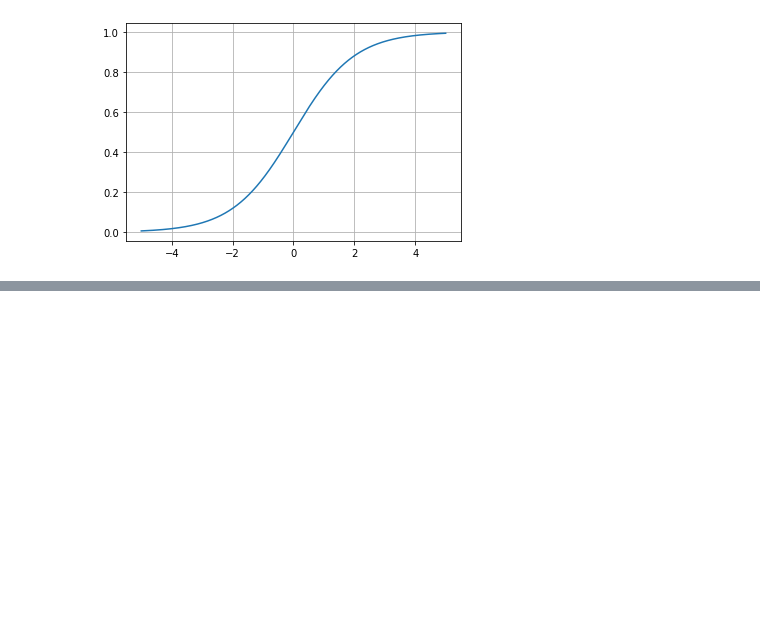
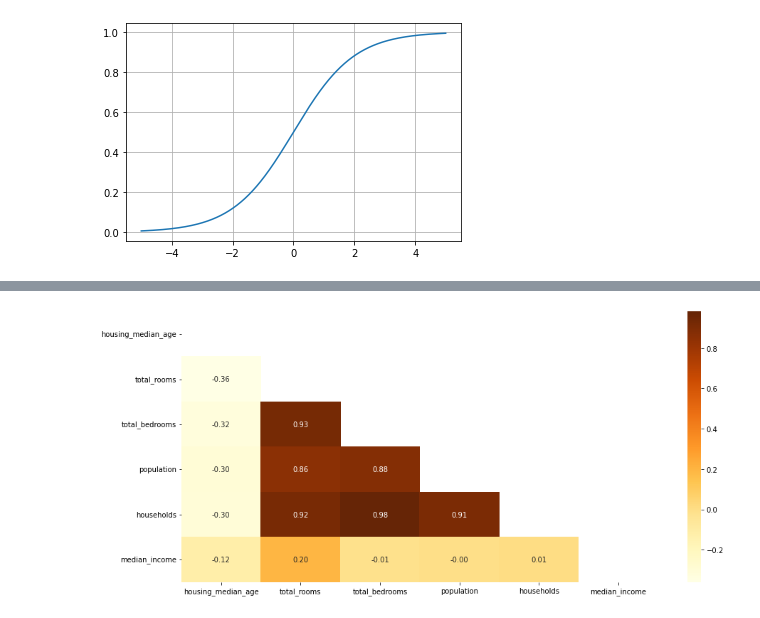
Before and after one commit to heewon330/TIL3, a Jupyter notebook: 선형회귀_hw2.ipynb, the cells around one changed output, grey strips where cells are left out. Drawn from its saved outputs; the diff is of its cells as text; code cells hidden in the pictures; blank space fills up the shorter version.

```diff
--- a/선형회귀_hw2.ipynb
+++ b/선형회귀_hw2.ipynb
@@ -168,0 +360,3 @@ plt.show()
+# %%
+train=pd.read_csv('/content/sample_data/california_housing_train.csv')
+train.head()
@@ -168,0 +389,2 @@ plt.show()
+# %%
+features = train.drop( columns=['median_house_value', 'longitude', 'latitude'])
@@ -168,0 +401,8 @@ plt.show()
+# %%
+plt.figure( figsize=(15, 7) )
+mask = np.zeros_like(features.corr(), dtype=np.bool)
+mask[np.triu_indices_from(mask)] = True
+sns.heatmap(features.corr(), annot=True, fmt='.2f', mask=mask, cmap='YlOrBr')
+plt.show()
+# %% [output]
+[figure, added]
```
Also changed, not shown: parts of 151 cells of this notebook.
